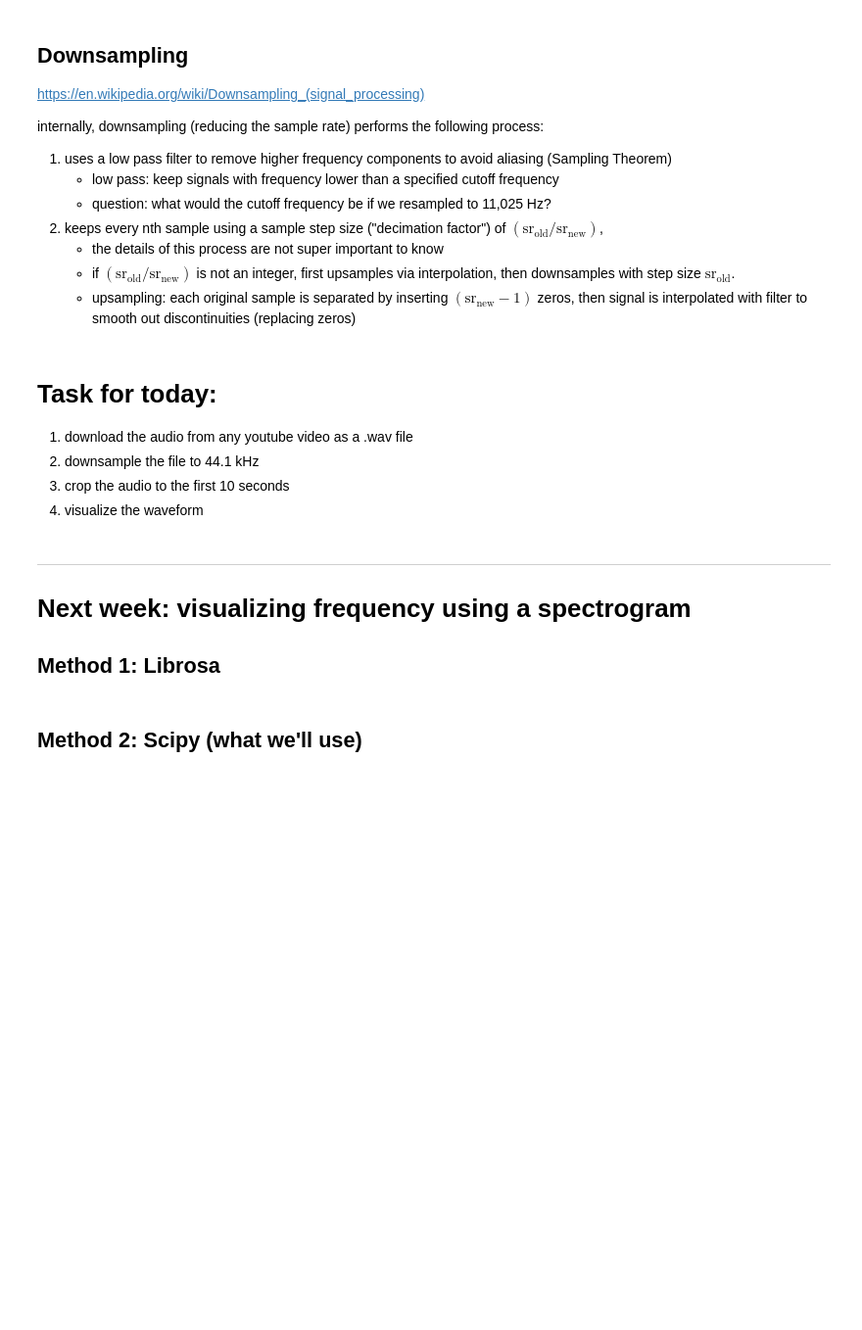
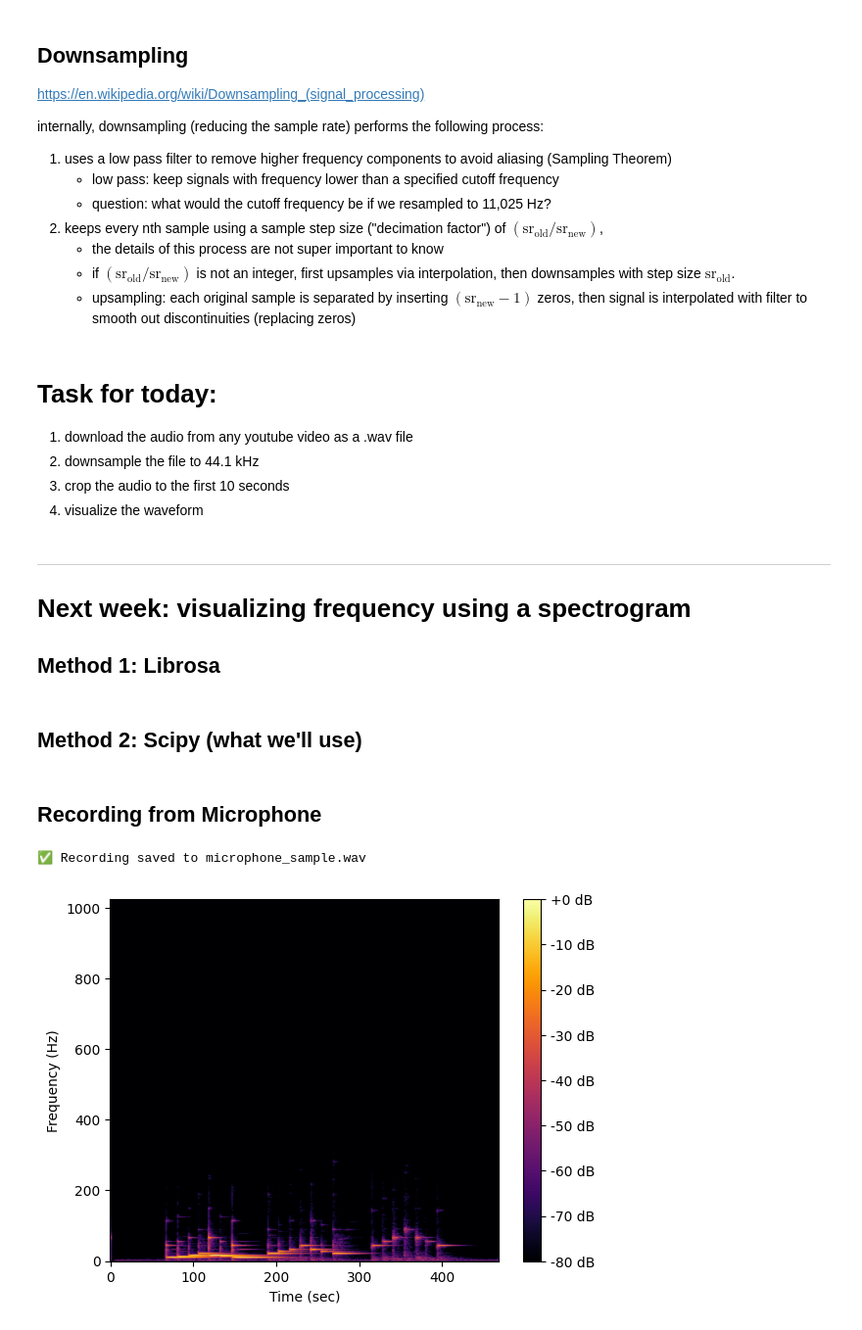
Before and after one commit to evanteal15/F25-Shazam-Clone, a Jupyter notebook: notebooks/week1_audio.ipynb, the cells around one changed output. Shown at 98% size. Drawn from its saved outputs; the diff is of its cells as text; code cells hidden in the pictures; blank space fills up the shorter version.

Commit message:
added microphone code

```diff
--- a/notebooks/week1_audio.ipynb
+++ b/notebooks/week1_audio.ipynb
@@ -158,10 +176,10 @@ tracks_df.to_csv(tracks_csv, index=False)
 ## Visualizing the amplitude and sample rate of an audio file
 # %%
 #audio_path = yt_audio_path
-audio_path = "sample.wav"
+microphone_sample = "sample.wav"
 
 # default is to convert to mono (1 channel)
-audio, sr = librosa.load(audio_path, sr=None)  # sr=None uses the file's sampling rate
+audio, sr = librosa.load(microphone_sample, sr=None)  # sr=None uses the file's sampling rate
 print(f"sample rate = {sr} Hz")
 
 plt.figure(figsize=(12, 4))
@@ -190,7 +208,7 @@ internally, downsampling (reducing the sample rate) performs the following proce
 # %%
 # Resample from 48,000 Hz to 11,025 Hz
 sr = 11_025
-audio, sr = librosa.load(audio_path, sr=sr)
+audio, sr = librosa.load(microphone_sample, sr=sr)
 
 # cutoff_frequency = ???
 
@@ -221,7 +239,7 @@ audio
 
 ## Method 1: Librosa
 # %%
-audio, sr = librosa.load(audio_path, sr=None)
+audio, sr = librosa.load(microphone_sample, sr=None)
 
 # parameters of the short-time Fourier transform:
 # (algorithm that creates the spectrogram)
@@ -236,8 +254,7 @@ S = librosa.stft(audio,
 S_magnitude = np.abs(S)  # |a+bi| = sqrt(a^2 + b^2)
 S_db = librosa.amplitude_to_db(S_magnitude, ref=np.max)
 
-im = plt.imshow(S_db, cmap="inferno", aspect="auto",
-                origin="lower")
+im = plt.imshow(S_db, cmap="inferno", aspect="auto", origin="lower")
 plt.colorbar(im, format="%+2.0f dB")
 plt.xlabel("Time (sec)")
 plt.ylabel("Frequency (Hz)")
@@ -245,7 +262,7 @@ plt.show()
 # %% [markdown]
 ## Method 2: Scipy (what we'll use)
 # %%
-audio, sr = librosa.load(audio_path, sr=None)
+audio, sr = librosa.load(microphone_sample, sr=None)
 
 # parameters of the short-time Fourier transform:
 # (algorithm that creates the spectrogram)
@@ -273,9 +290,64 @@ print(f"stft matrix shape: {s_scipy.shape}")
 
 s_scipy_db = librosa.amplitude_to_db(np.abs(s_scipy), ref=np.max)
 
-im = plt.imshow(s_scipy_db, cmap="inferno", aspect="auto",
-                origin="lower")
+im = plt.imshow(s_scipy_db, cmap="inferno", aspect="auto", origin="lower")
 plt.colorbar(im, format="%+2.0f dB")
 plt.xlabel("Time (sec)")
 plt.ylabel("Frequency (Hz)")
 plt.show()
+# %% [markdown]
+## Recording from Microphone
+# %%
+import scipy.io.wavfile
+import numpy as np
+import pyaudio
+
+def record_audio(n_seconds: int = 5) -> str:
+    """
+    records audio using computer microphone
+    """
+    CHUNK = 1024
+    FORMAT = pyaudio.paInt16
+    CHANNELS = 1
+    RATE = 48000
+
+
+    input("Press Enter to begin recording 🎤")
+    print("🎤 Listening for music", end="\r")
+
+    outfile = "microphone_sample.wav"
+
+    p = pyaudio.PyAudio()
+
+    stream = p.open(format=FORMAT, channels=CHANNELS, rate=RATE, input=True, frames_per_buffer=CHUNK)
+
+    frames = []
+    for _ in range(0, int(RATE / CHUNK * n_seconds)):
+        data = stream.read(CHUNK)
+        frames.append(data)
+
+    stream.stop_stream()
+    stream.close()
+    p.terminate()
+
+
+    audio_np = np.frombuffer(b''.join(frames), dtype=np.int16)
+    scipy.io.wavfile.write(outfile, RATE, audio_np)
+    print(f"✅ Recording saved to {outfile}", end="\n")
+
+    return outfile
+
+#microphone_sample = record_audio()
+microphone_sample = "microphone_sample.wav"
+# %% [output]
+✅ Recording saved to microphone_sample.wav
+# %%
+audio, sr = librosa.load(microphone_sample, sr=None)
+S_db = librosa.amplitude_to_db(np.abs(librosa.stft(audio)), ref=np.max)
+im = plt.imshow(S_db, cmap="inferno", aspect="auto", origin="lower")
+plt.colorbar(im, format="%+2.0f dB")
+plt.xlabel("Time (sec)")
+plt.ylabel("Frequency (Hz)")
+plt.show()
+# %% [output]
+[figure, added]
```
Also changed, not shown: parts of 2 cells of this notebook, 1 other file.
